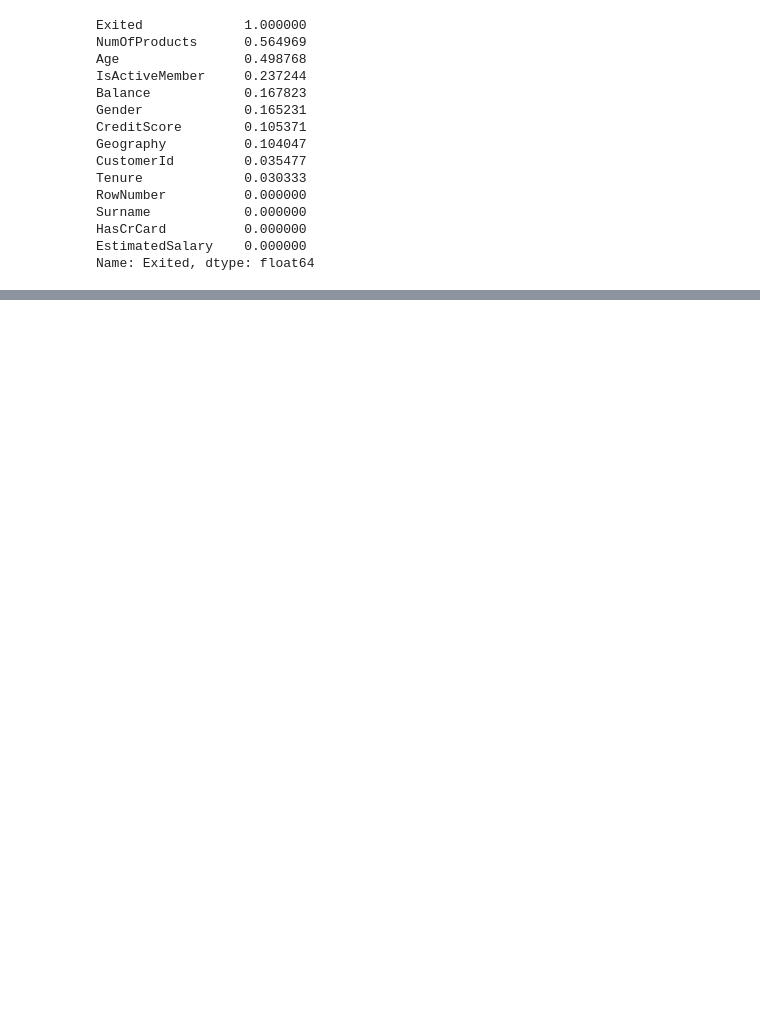
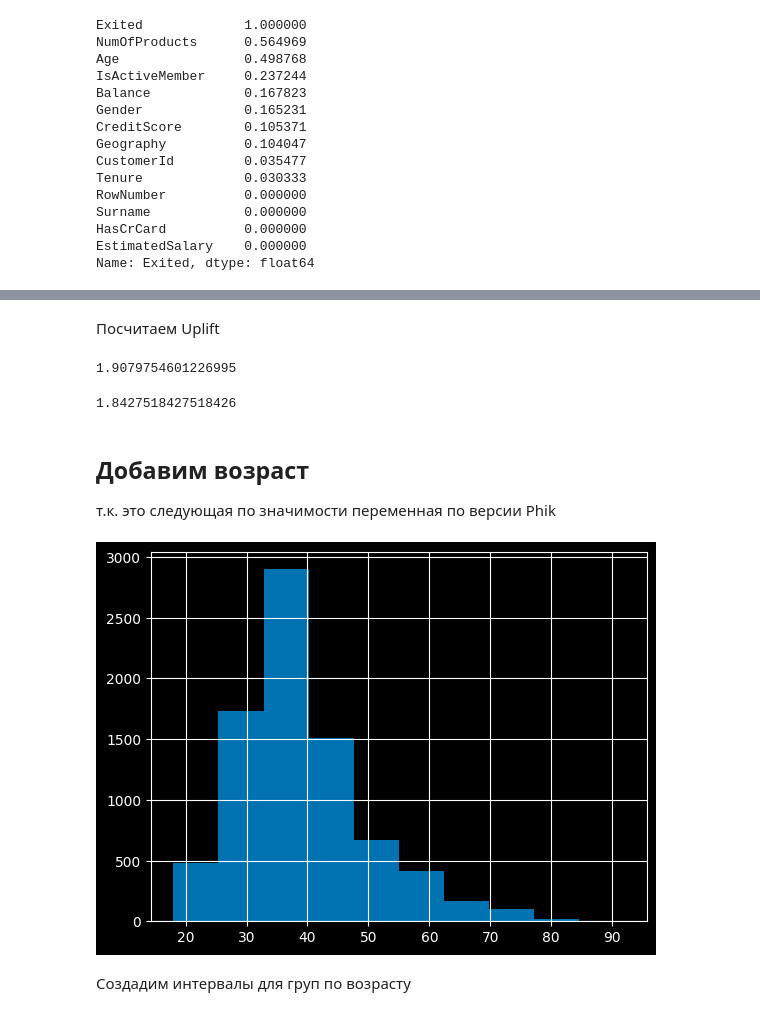
Before and after one commit to Zetis659/Data_Science_GM, a Jupyter notebook: 7.Classification/Classification.ipynb, the cells around one changed output, grey strips where cells are left out. Saved outputs shown, nothing was run; the diff lists cells and outputs as text; code cells hidden in the pictures; blank space fills up the shorter version.

```diff
--- a/7.Classification/Classification.ipynb
+++ b/7.Classification/Classification.ipynb
@@ -168,0 +336,2 @@ Name: Exited, dtype: float64
+# %%
+train_full = train_full.sort_values('score_prod', ascending=False)
@@ -168,0 +381,3 @@ Name: Exited, dtype: float64
+# %%
+np.random.seed(42)
+train_full['score_prod'] = train_full['score_prod'] - np.random.uniform(0, 0.001, size=len(train_full))
@@ -168,0 +415,2 @@ Name: Exited, dtype: float64
+# %%
+train_full = train_full.sort_values('score_prod', ascending=False)
@@ -168,0 +467,24 @@ Name: Exited, dtype: float64
+# %% [markdown]
+Посчитаем Uplift
+# %%
+uplift(train_full, 'score_prod', 0.2)
+# %% [output]
+1.9079754601226995
+# %%
+uplift(test, 'score_prod', 0.2)
+# %% [output]
+1.8427518427518426
+# %% [markdown]
+## Добавим возраст
+т.к. это следующая по значимости переменная по версии Phik
+# %%
+import matplotlib.pyplot as plt
+
+plt.style.use('dark_background')
+plt.style.use('seaborn-v0_8-colorblind')
+# %%
+train_full.Age.hist();
+# %% [output]
+[figure, added]
+# %% [markdown]
+Создадим интервалы для груп по возрасту
```
Also changed, not shown: parts of 105 cells of this notebook.
